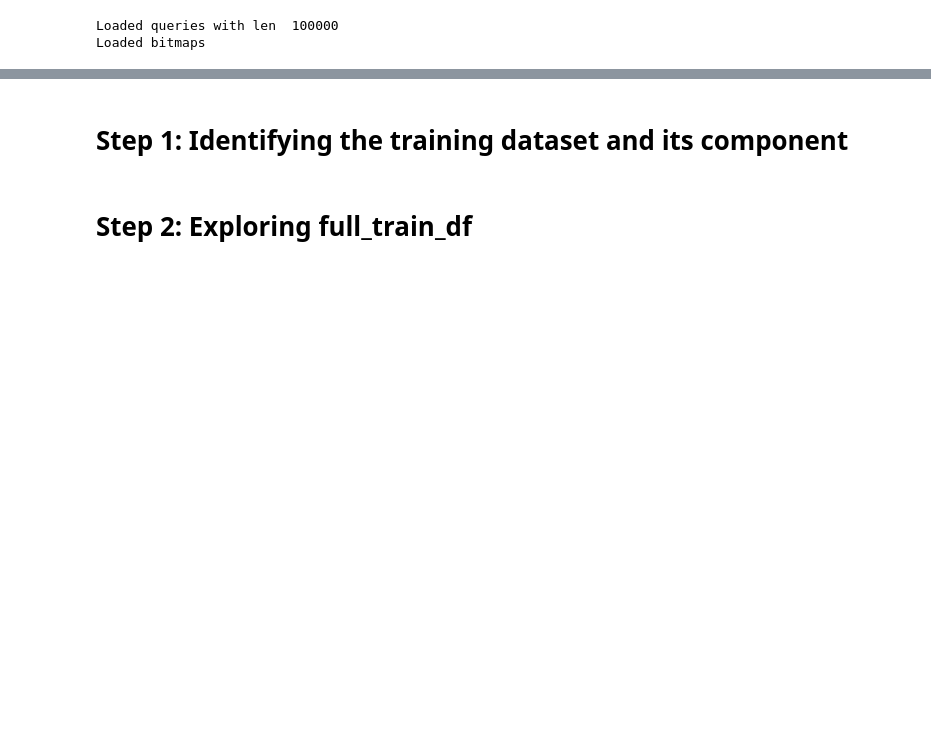
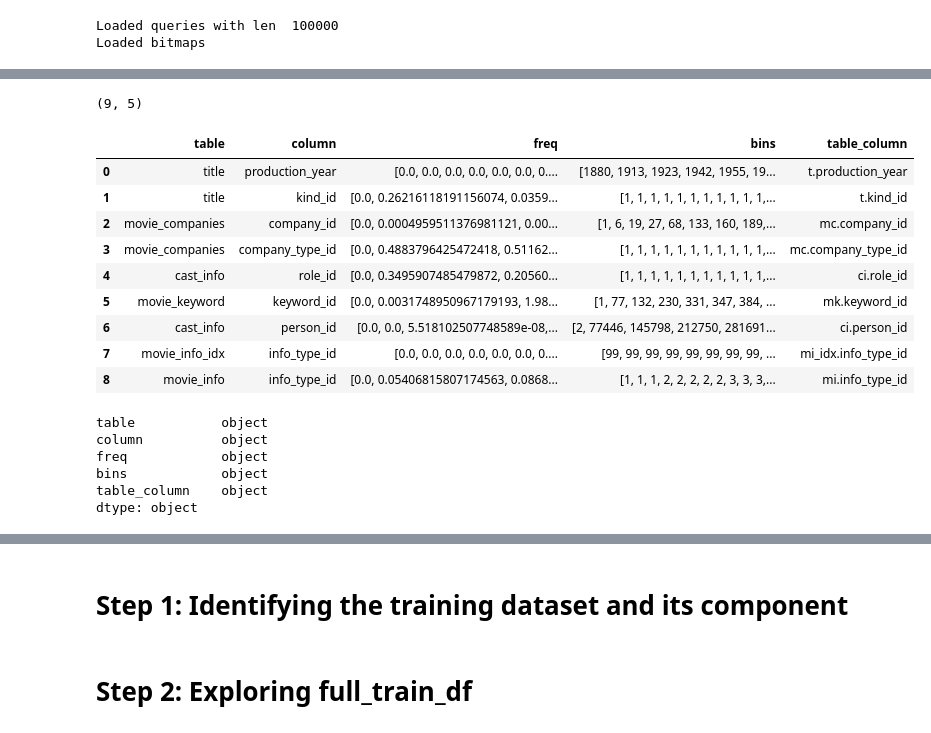
Before and after one commit to zhaoyue-ntu/QueryFormer, a Jupyter notebook: Training Daset Exploration.ipynb, the cells around one changed output, grey strips where cells are left out. Drawn from its saved outputs; the diff is of its cells as text; code cells hidden in the pictures; blank space fills up the shorter version.

```diff
--- a/Training Daset Exploration.ipynb
+++ b/Training Daset Exploration.ipynb
@@ -138,0 +158,26 @@ Loaded bitmaps
+# %%
+hist_file.shape
+# %% [output]
+(9, 5)
+# %%
+hist_file.head(10)
+# %% [output]
+|  | table | column | freq | bins | table_column |
+| 0 | title | production_year | [0.0, 0.0, 0.0, 0.0, 0.0, 0.0, 0.... | [1880, 1913, 1923, 1942, 1955, 19... | t.production_year |
+| 1 | title | kind_id | [0.0, 0.26216118191156074, 0.0359... | [1, 1, 1, 1, 1, 1, 1, 1, 1, 1, 1,... | t.kind_id |
+| 2 | movie_companies | company_id | [0.0, 0.0004959511376981121, 0.00... | [1, 6, 19, 27, 68, 133, 160, 189,... | mc.company_id |
+| 3 | movie_companies | company_type_id | [0.0, 0.4883796425472418, 0.51162... | [1, 1, 1, 1, 1, 1, 1, 1, 1, 1, 1,... | mc.company_type_id |
+| 4 | cast_info | role_id | [0.0, 0.3495907485479872, 0.20560... | [1, 1, 1, 1, 1, 1, 1, 1, 1, 1, 1,... | ci.role_id |
+| 5 | movie_keyword | keyword_id | [0.0, 0.0031748950967179193, 1.98... | [1, 77, 132, 230, 331, 347, 384, ... | mk.keyword_id |
+| 6 | cast_info | person_id | [0.0, 0.0, 5.518102507748589e-08,... | [2, 77446, 145798, 212750, 281691... | ci.person_id |
+| 7 | movie_info_idx | info_type_id | [0.0, 0.0, 0.0, 0.0, 0.0, 0.0, 0.... | [99, 99, 99, 99, 99, 99, 99, 99, ... | mi_idx.info_type_id |
+| 8 | movie_info | info_type_id | [0.0, 0.05406815807174563, 0.0868... | [1, 1, 1, 2, 2, 2, 2, 2, 3, 3, 3,... | mi.info_type_id |
+# %%
+hist_file.dtypes
+# %% [output]
+table           object
+column          object
+freq            object
+bins            object
+table_column    object
+dtype: object
```
Also changed, not shown: parts of 8 cells of this notebook, 2 other files.
